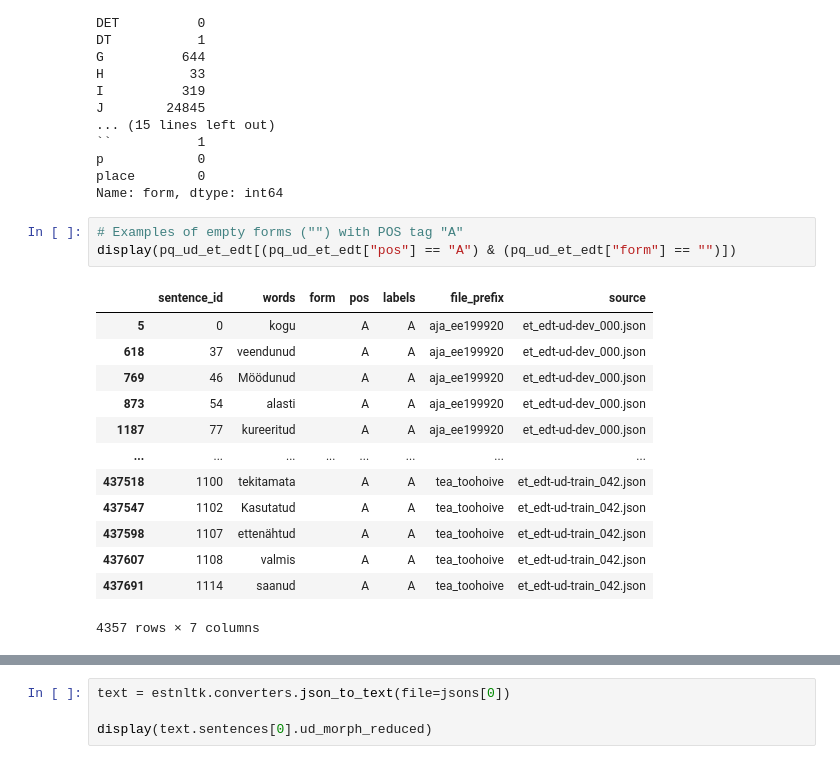
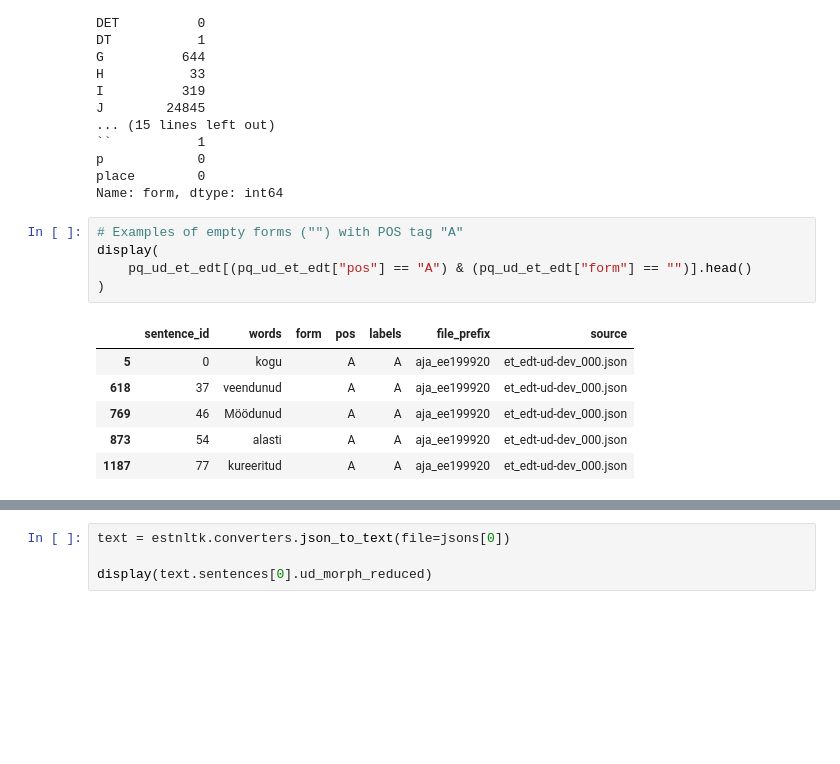
Before and after one commit to SanderSaska/EstNLTK_model_training, a Jupyter notebook: notebooks/data_preprocessing.ipynb, the cells around one changed output, grey strips where cells are left out. Drawn from its saved outputs; the diff is of its cells as text; blank space fills up the shorter version.

```diff
--- a/notebooks/data_preprocessing.ipynb
+++ b/notebooks/data_preprocessing.ipynb
@@ -496,20 +495,15 @@ place        0
 Name: form, dtype: int64
 # %%
 # Examples of empty forms ("") with POS tag "A"
-display(pq_ud_et_edt[(pq_ud_et_edt["pos"] == "A") & (pq_ud_et_edt["form"] == "")])
+display(
+    pq_ud_et_edt[(pq_ud_et_edt["pos"] == "A") & (pq_ud_et_edt["form"] == "")].head()
+)
 # %% [output]
 |  | sentence_id | words | form | pos | labels | file_prefix | source |
 | 5 | 0 | kogu |  | A | A | aja_ee199920 | et_edt-ud-dev_000.json |
 | 618 | 37 | veendunud |  | A | A | aja_ee199920 | et_edt-ud-dev_000.json |
 | 769 | 46 | Möödunud |  | A | A | aja_ee199920 | et_edt-ud-dev_000.json |
 | 873 | 54 | alasti |  | A | A | aja_ee199920 | et_edt-ud-dev_000.json |
 | 1187 | 77 | kureeritud |  | A | A | aja_ee199920 | et_edt-ud-dev_000.json |
-| ... | ... | ... | ... | ... | ... | ... | ... |
-| 437518 | 1100 | tekitamata |  | A | A | tea_toohoive | et_edt-ud-train_042.json |
-| 437547 | 1102 | Kasutatud |  | A | A | tea_toohoive | et_edt-ud-train_042.json |
-| 437598 | 1107 | ettenähtud |  | A | A | tea_toohoive | et_edt-ud-train_042.json |
-| 437607 | 1108 | valmis |  | A | A | tea_toohoive | et_edt-ud-train_042.json |
-| 437691 | 1114 | saanud |  | A | A | tea_toohoive | et_edt-ud-train_042.json |
-4357 rows × 7 columns
 # %%
 # Examples of empty forms ("") with POS tag "N"
```
Also changed, not shown: parts of 32 cells of this notebook, 5 other files.
